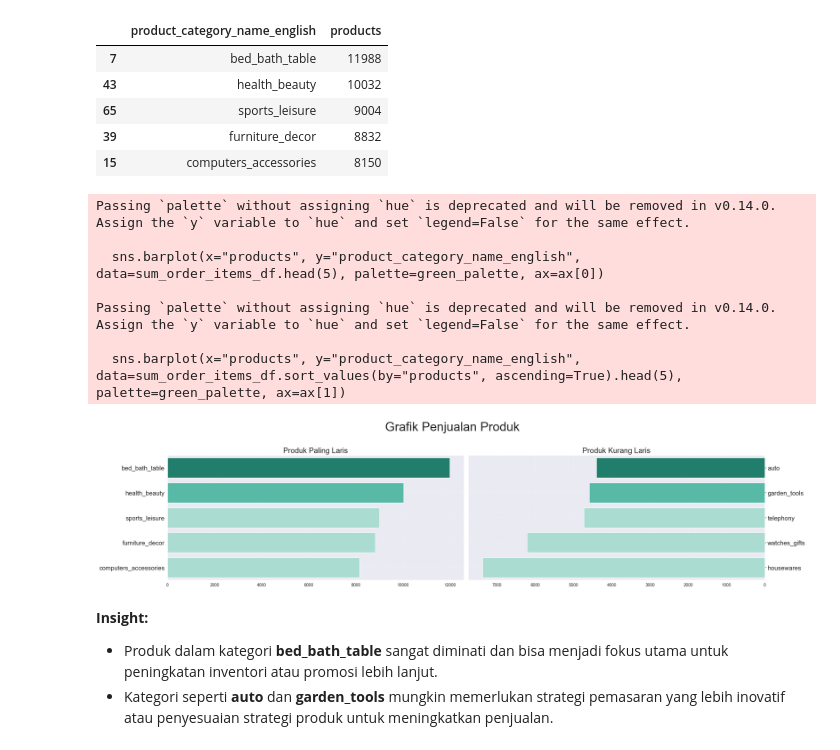
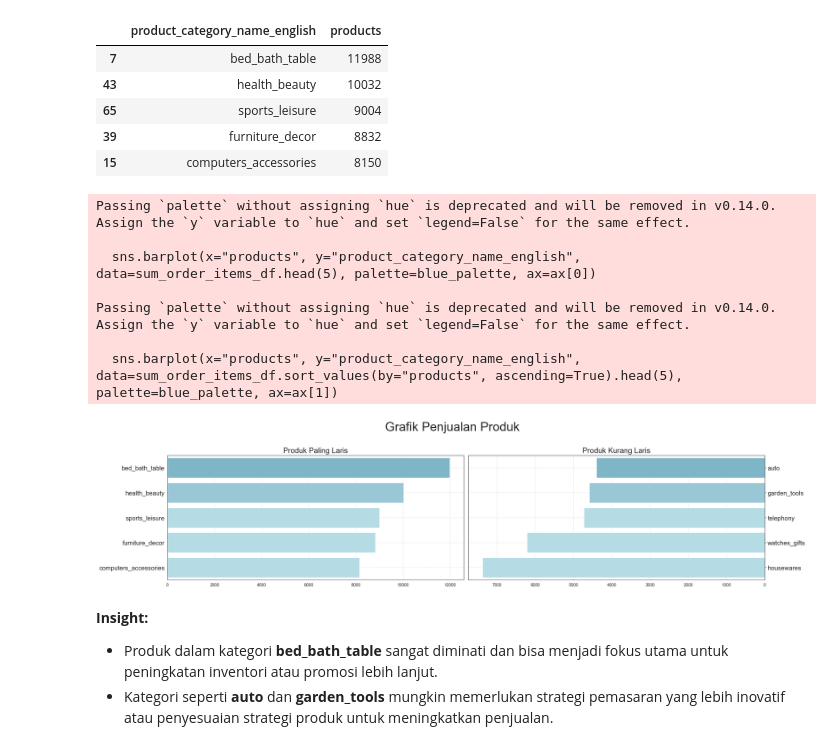
Before and after one commit to LukasKrisna/ecommerce-analysis, a Jupyter notebook: Proyek_Analisis_Data.ipynb, the cells around one changed output. Drawn from its saved outputs; the diff is of its cells as text; code cells hidden in the pictures.

Commit message:
change color palette

```diff
--- a/Proyek_Analisis_Data.ipynb
+++ b/Proyek_Analisis_Data.ipynb
@@ -974,37 +974,37 @@ sum_order_items_df.head()
 # %%
 fig, ax = plt.subplots(nrows=1, ncols=2, figsize=(24, 6))
 
-green_palette = ["#138D75", "#48C9B0", "#A3E4D7", "#A3E4D7", "#A3E4D7"]
+blue_palette = ["#72BCD4", "#90CCE0", "#ADE0EC", "#ADE0EC", "#ADE0EC"]
 
-sns.barplot(x="products", y="product_category_name_english", data=sum_order_items_df.head(5), palette=green_palette, ax=ax[0])
+sns.barplot(x="products", y="product_category_name_english", data=sum_order_items_df.head(5), palette=blue_palette, ax=ax[0])
 ax[0].set_ylabel(None)
 ax[0].set_xlabel(None)
 ax[0].set_title("Produk Paling Laris", loc="center", fontsize=18)
 ax[0].tick_params(axis='y', labelsize=15)
 ax[0].grid(True, linestyle='--', alpha=0.6)
 
-sns.barplot(x="products", y="product_category_name_english", data=sum_order_items_df.sort_values(by="products", ascending=True).head(5), palette=green_palette, ax=ax[1])
+sns.barplot(x="products", y="product_category_name_english", data=sum_order_items_df.sort_values(by="products", ascending=True).head(5), palette=blue_palette, ax=ax[1])
 ax[1].set_ylabel(None)
 ax[1].set_xlabel(None)
 ax[1].invert_xaxis()
 ax[1].yaxis.set_label_position("right")
 ax[1].yaxis.tick_right()
 ax[1].set_title("Produk Kurang Laris", loc="center", fontsize=18)
 ax[1].tick_params(axis='y', labelsize=15)
 ax[1].grid(True, linestyle='--', alpha=0.6)
 
 plt.suptitle("Grafik Penjualan Produk", fontsize=30)
 plt.tight_layout(rect=[0, 0.03, 1, 0.95])
 plt.show()
 # %% [output]
 Passing `palette` without assigning `hue` is deprecated and will be removed in v0.14.0. Assign the `y` variable to `hue` and set `legend=False` for the same effect.
 
-  sns.barplot(x="products", y="product_category_name_english", data=sum_order_items_df.head(5), palette=green_palette, ax=ax[0])
+  sns.barplot(x="products", y="product_category_name_english", data=sum_order_items_df.head(5), palette=blue_palette, ax=ax[0])
 
 Passing `palette` without assigning `hue` is deprecated and will be removed in v0.14.0. Assign the `y` variable to `hue` and set `legend=False` for the same effect.
 
-  sns.barplot(x="products", y="product_category_name_english", data=sum_order_items_df.sort_values(by="products", ascending=True).head(5), palette=green_palette, ax=ax[1])
+  sns.barplot(x="products", y="product_category_name_english", data=sum_order_items_df.sort_values(by="products", ascending=True).head(5), palette=blue_palette, ax=ax[1])
-[figure, old version]
+[figure, new version]
 # %% [markdown]
 **Insight:**
 - Produk dalam kategori **bed_bath_table** sangat diminati dan bisa menjadi fokus utama untuk peningkatan inventori atau promosi lebih lanjut.
```
Also changed, not shown: parts of 5 cells of this notebook.
